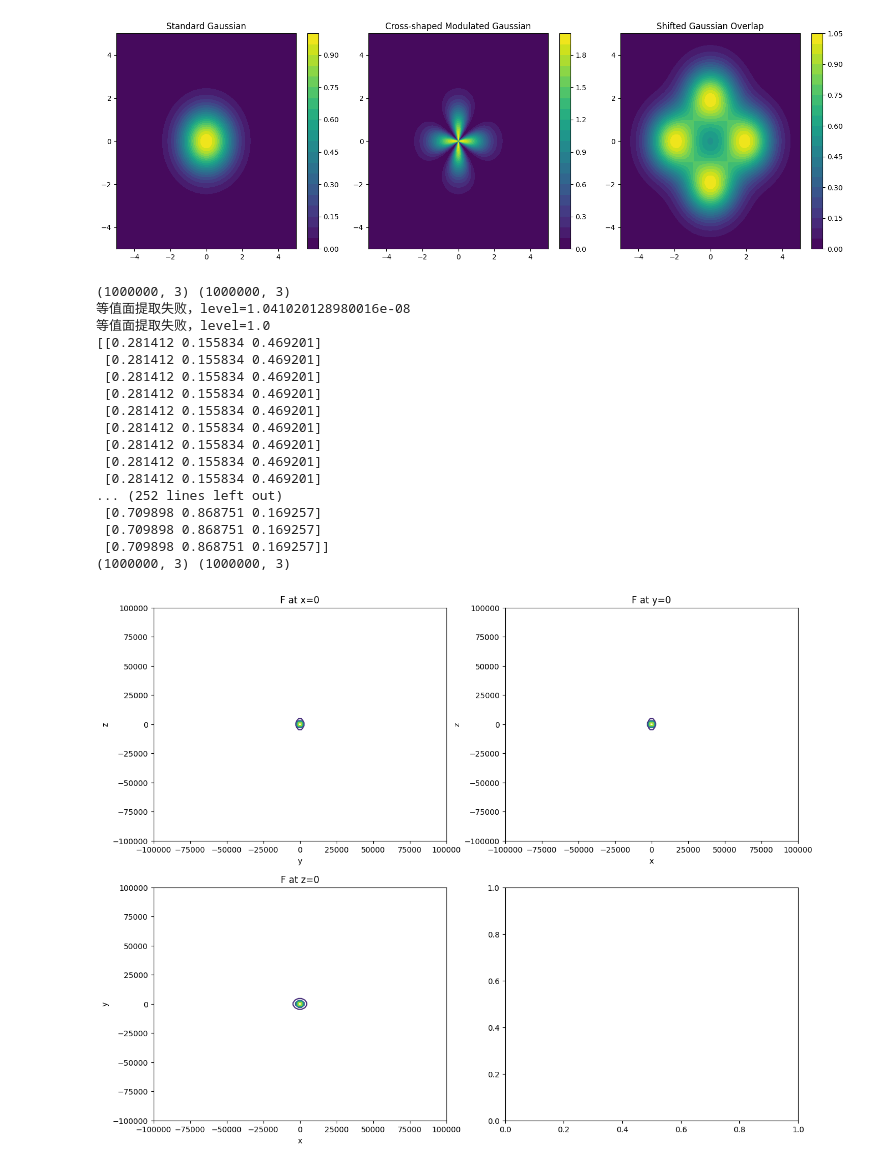
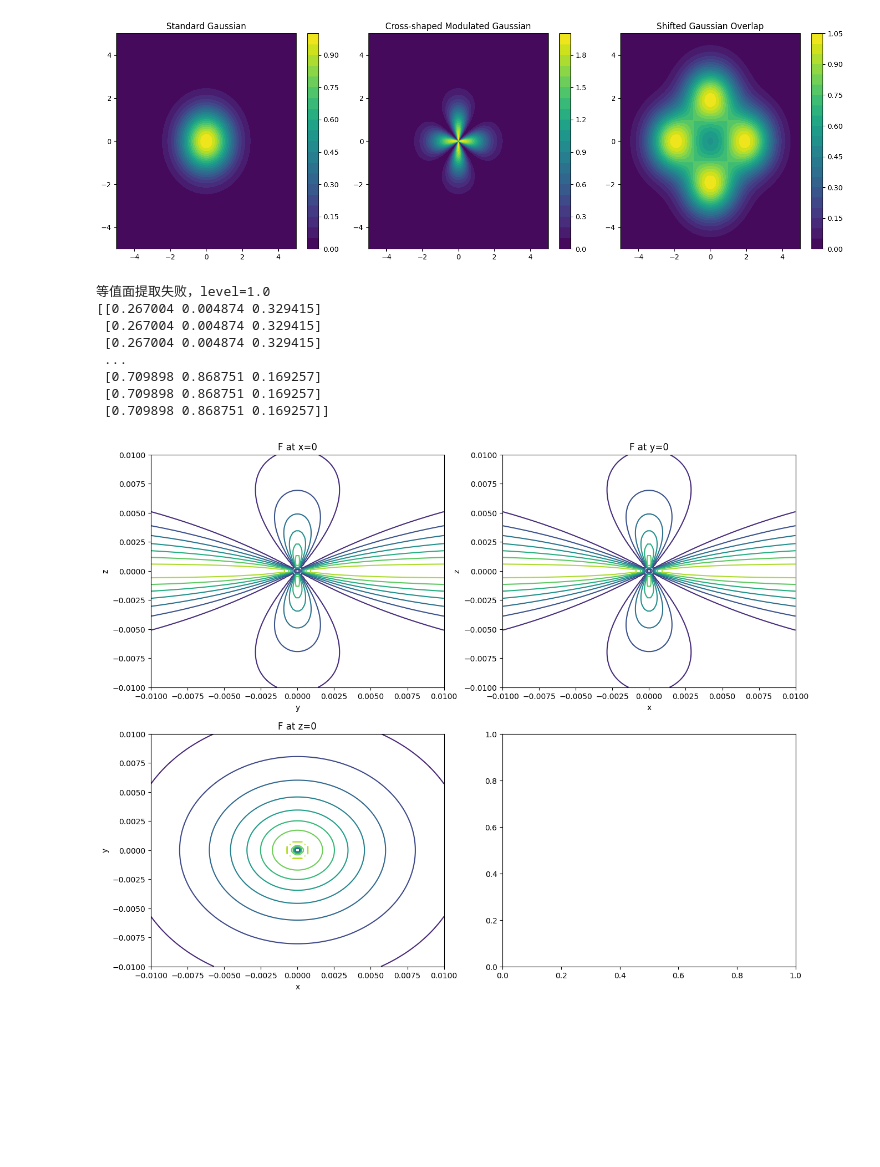
Before and after one commit to crazyMessi/dipole-normal-prop, a Jupyter notebook: vis_field.ipynb, the cells around one changed output. Cells and saved outputs as stored; diff of their text form; code cells hidden in the pictures; blank space fills up the shorter version.

```diff
--- a/vis_field.ipynb
+++ b/vis_field.ipynb
@@ -118,51 +118,45 @@ def dipole_field(X,Y,Z,center=[0,0,0],n=[0,0,1],c=1,eps = 1e-5):
     R = np.array([x,y,z]).T
     R = R - center
     print(R.shape,N.shape)
     F = -1 * (3 * np.sum(R * N, axis=-1)[:,None] * R - N)
     F = F / (np.linalg.norm(F,axis=-1)[:,None] + eps)**3
     F = F.T
     F = np.linalg.norm(F,axis=0)
     # normalize
     assert np.isnan(F).any() == False
     assert np.isinf(F).any() == False
     # F = F / np.max(F)
     F = F.reshape(X.shape)
     return F
 
 
 #  # 定义网格
-x = np.linspace(-100000, 100000, 100)
-y = np.linspace(-100000, 100000, 100)
-z = np.linspace(-100000, 100000, 100)
+l = -0.01
+r = -1*l
+x = np.linspace(l, r, 100)
+y = np.linspace(l, r, 100)
+z = np.linspace(l, r, 100)
 # X, Y, Z = np.meshgrid(x, y, z)
 # print(X.shape,Y.shape,Z.shape)
 # # 计算 F
 func = cross3d_function
-sigmaz = 3
-paramliazed_func = lambda X,Y,Z: func(X,Y,Z,sigma_z=sigmaz)
+sigmaz = 1
+sigmax = 0.05
+paramliazed_func = lambda X,Y,Z: func(X,Y,Z,sigma_z=sigmaz,sigma_x=sigmax,k=4)
 
-func = dipole_field
-paramliazed_func = lambda X,Y,Z: func(X,Y,Z,center=[0,0,0],n=[0,0,1],c=1,eps = 1e-5)
+# func = dipole_field
+# paramliazed_func = lambda X,Y,Z: func(X,Y,Z,center=[0,0,0],n=[0,0,1],c=1,eps = 1e-5)
 
 os.makedirs("temp/vis_field",exist_ok=True)
 draw_F(paramliazed_func,filename="temp/vis_field/"+ func.__name__ + ".ply",x=x,y=y,z=z)
 plot_F(paramliazed_func,x=x,y=y,z=z)
 # %% [output]
-(1000000, 3) (1000000, 3)
-等值面提取失败，level=1.041020128980016e-08
 等值面提取失败，level=1.0
-[[0.281412 0.155834 0.469201]
- [0.281412 0.155834 0.469201]
- [0.281412 0.155834 0.469201]
- [0.281412 0.155834 0.469201]
- [0.281412 0.155834 0.469201]
- [0.281412 0.155834 0.469201]
- [0.281412 0.155834 0.469201]
- [0.281412 0.155834 0.469201]
- [0.281412 0.155834 0.469201]
-... (252 lines left out)
+[[0.267004 0.004874 0.329415]
+ [0.267004 0.004874 0.329415]
+ [0.267004 0.004874 0.329415]
+ ...
  [0.709898 0.868751 0.169257]
  [0.709898 0.868751 0.169257]
  [0.709898 0.868751 0.169257]]
-(1000000, 3) (1000000, 3)
-[figure, old version]
+[figure, new version]
```
Also changed, not shown: 5 other files.
